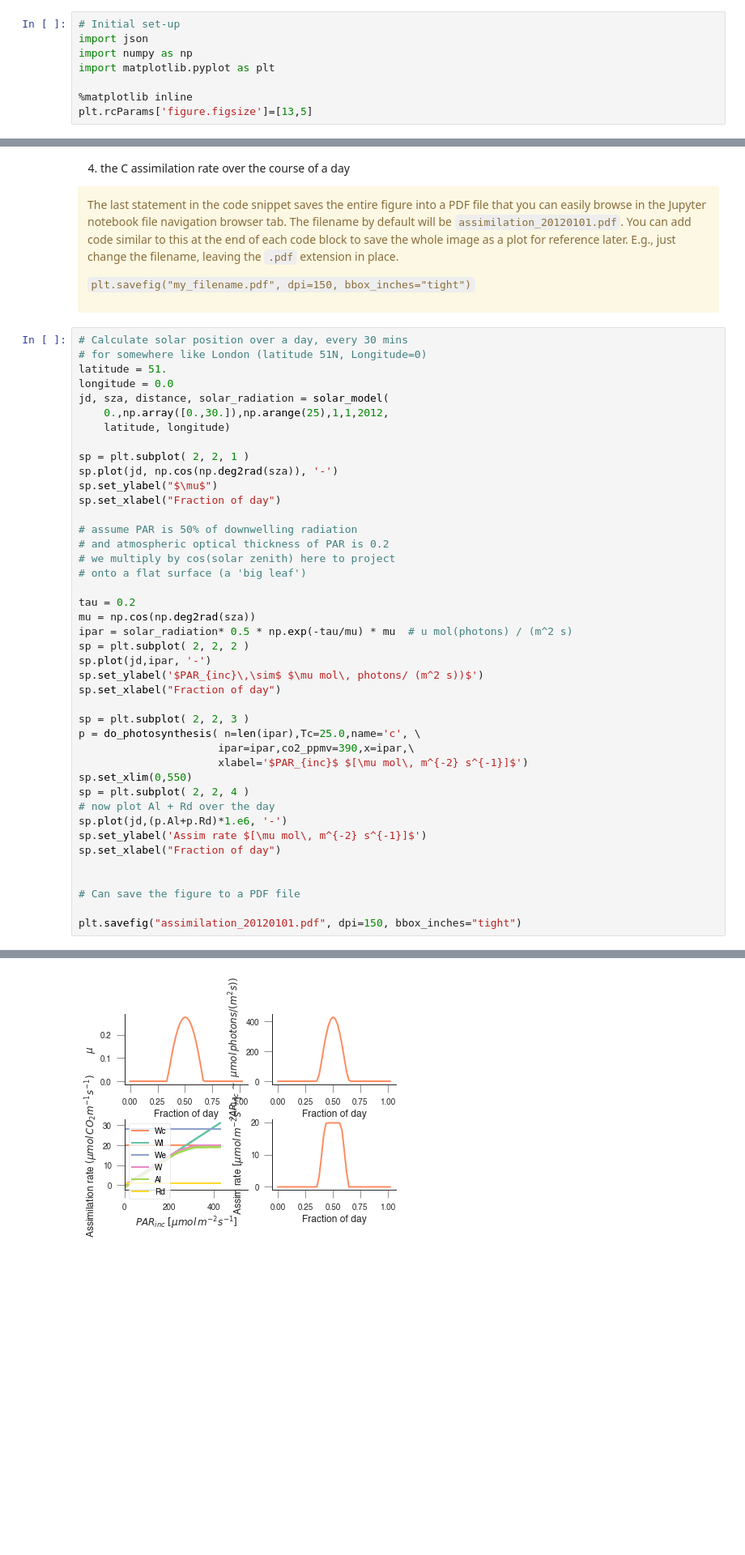
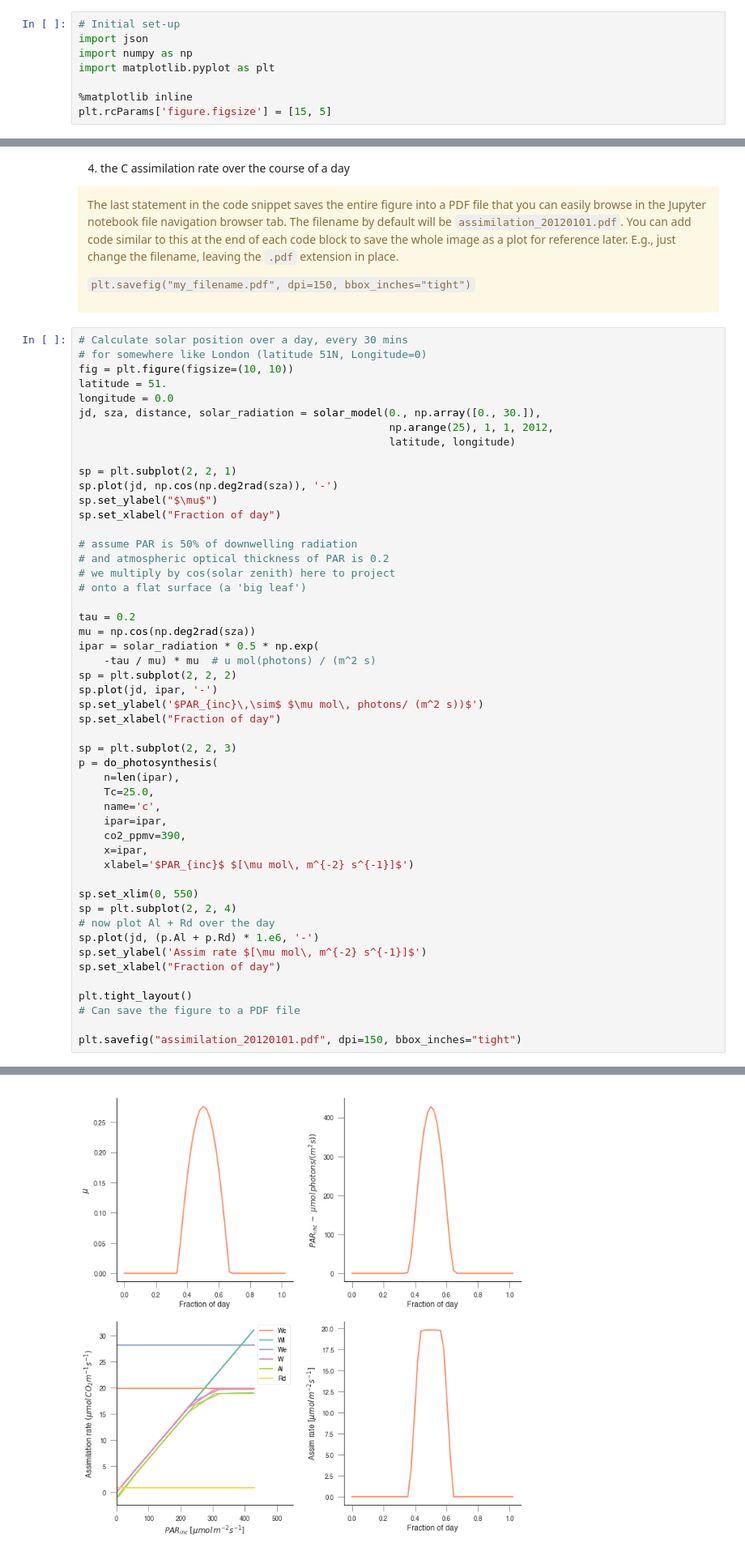
Before and after one commit to jgomezdans/geog0133-practicals, a Jupyter notebook: 03-Photosynthesis_Modelling_Practical.ipynb, the cells around one changed output, grey strips where cells are left out. Shown at 81% size. Drawn from its saved outputs; the diff is of its cells as text; blank space fills up the shorter version.

```diff
--- a/03-Photosynthesis_Modelling_Practical.ipynb
+++ b/03-Photosynthesis_Modelling_Practical.ipynb
@@ -7,7 +7,7 @@ import numpy as np
 import matplotlib.pyplot as plt
 
 %matplotlib inline
-plt.rcParams['figure.figsize']=[13,5]
+plt.rcParams['figure.figsize'] = [15, 5]
 # %% [markdown]
 ## Introduction
 # %% [markdown]
@@ -262,48 +277,56 @@ The last statement in the code snippet saves the entire figure into a PDF file t
 # %%
 # Calculate solar position over a day, every 30 mins
 # for somewhere like London (latitude 51N, Longitude=0)
+fig = plt.figure(figsize=(10, 10))
 latitude = 51.
 longitude = 0.0
-jd, sza, distance, solar_radiation = solar_model(
-    0.,np.array([0.,30.]),np.arange(25),1,1,2012,
-    latitude, longitude)
+jd, sza, distance, solar_radiation = solar_model(0., np.array([0., 30.]),
+                                                 np.arange(25), 1, 1, 2012,
+                                                 latitude, longitude)
 
-sp = plt.subplot( 2, 2, 1 )
+sp = plt.subplot(2, 2, 1)
 sp.plot(jd, np.cos(np.deg2rad(sza)), '-')
 sp.set_ylabel("$\mu$")
 sp.set_xlabel("Fraction of day")
 
 # assume PAR is 50% of downwelling radiation
 # and atmospheric optical thickness of PAR is 0.2
 # we multiply by cos(solar zenith) here to project
 # onto a flat surface (a 'big leaf')
 
 tau = 0.2
 mu = np.cos(np.deg2rad(sza))
-ipar = solar_radiation* 0.5 * np.exp(-tau/mu) * mu  # u mol(photons) / (m^2 s)
-sp = plt.subplot( 2, 2, 2 )
-sp.plot(jd,ipar, '-')
+ipar = solar_radiation * 0.5 * np.exp(
+    -tau / mu) * mu  # u mol(photons) / (m^2 s)
+sp = plt.subplot(2, 2, 2)
+sp.plot(jd, ipar, '-')
 sp.set_ylabel('$PAR_{inc}\,\sim$ $\mu mol\, photons/ (m^2 s))$')
 sp.set_xlabel("Fraction of day")
 
-sp = plt.subplot( 2, 2, 3 )
-p = do_photosynthesis( n=len(ipar),Tc=25.0,name='c', \
-                      ipar=ipar,co2_ppmv=390,x=ipar,\
-                      xlabel='$PAR_{inc}$ $[\mu mol\, m^{-2} s^{-1}]$')
-sp.set_xlim(0,550)
-sp = plt.subplot( 2, 2, 4 )
+sp = plt.subplot(2, 2, 3)
+p = do_photosynthesis(
+    n=len(ipar),
+    Tc=25.0,
+    name='c',
+    ipar=ipar,
+    co2_ppmv=390,
+    x=ipar,
+    xlabel='$PAR_{inc}$ $[\mu mol\, m^{-2} s^{-1}]$')
+
+sp.set_xlim(0, 550)
+sp = plt.subplot(2, 2, 4)
 # now plot Al + Rd over the day
-sp.plot(jd,(p.Al+p.Rd)*1.e6, '-')
+sp.plot(jd, (p.Al + p.Rd) * 1.e6, '-')
 sp.set_ylabel('Assim rate $[\mu mol\, m^{-2} s^{-1}]$')
 sp.set_xlabel("Fraction of day")
 
-
+plt.tight_layout()
 # Can save the figure to a PDF file
 
 plt.savefig("assimilation_20120101.pdf", dpi=150, bbox_inches="tight")
 # %% [output]
 >>> Saved result in test1_c.pdf
-[figure, old version]
+[figure, new version]
 # %% [markdown]
 This is quite an interesting figure! If the only thing that varies over the day is the solar radiation intensity, then at this time and latitude, the (leaf) assimilation is ‘pulse’-like over the day: its is limited by light intensity at high solar zenith angles (early morning and late afternoon), then essentially flat.
 
```
Also changed, not shown: parts of 9 cells of this notebook.
